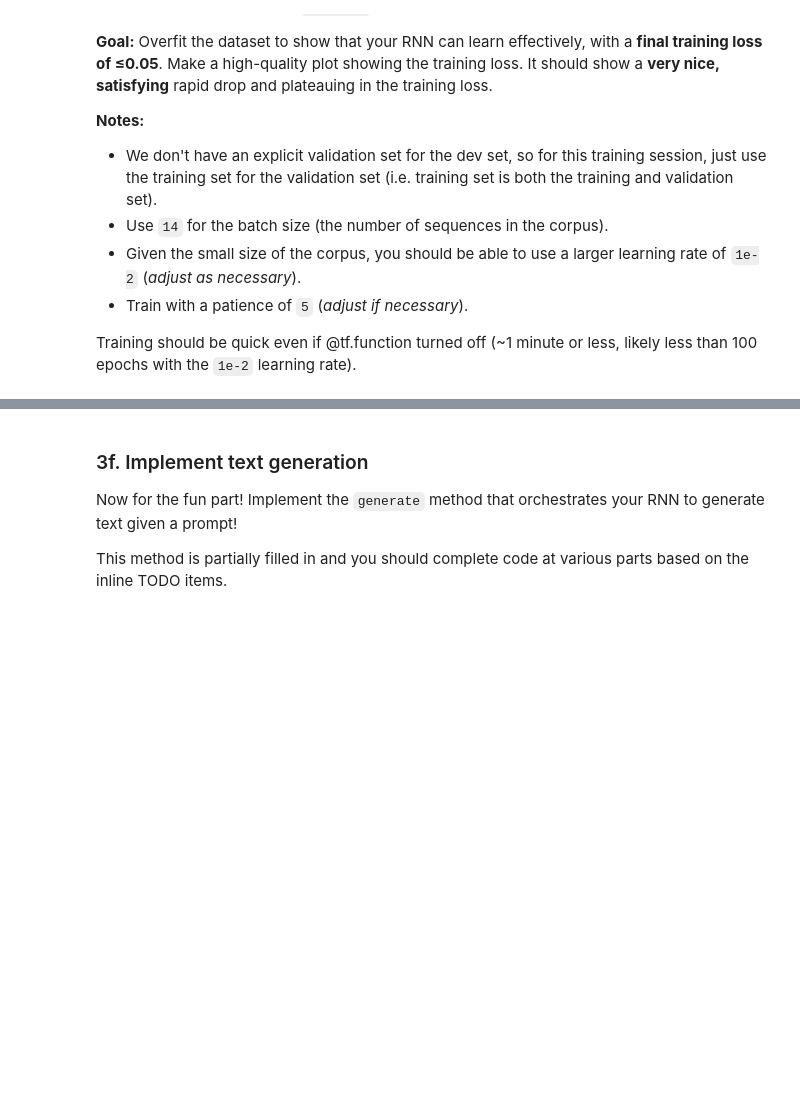
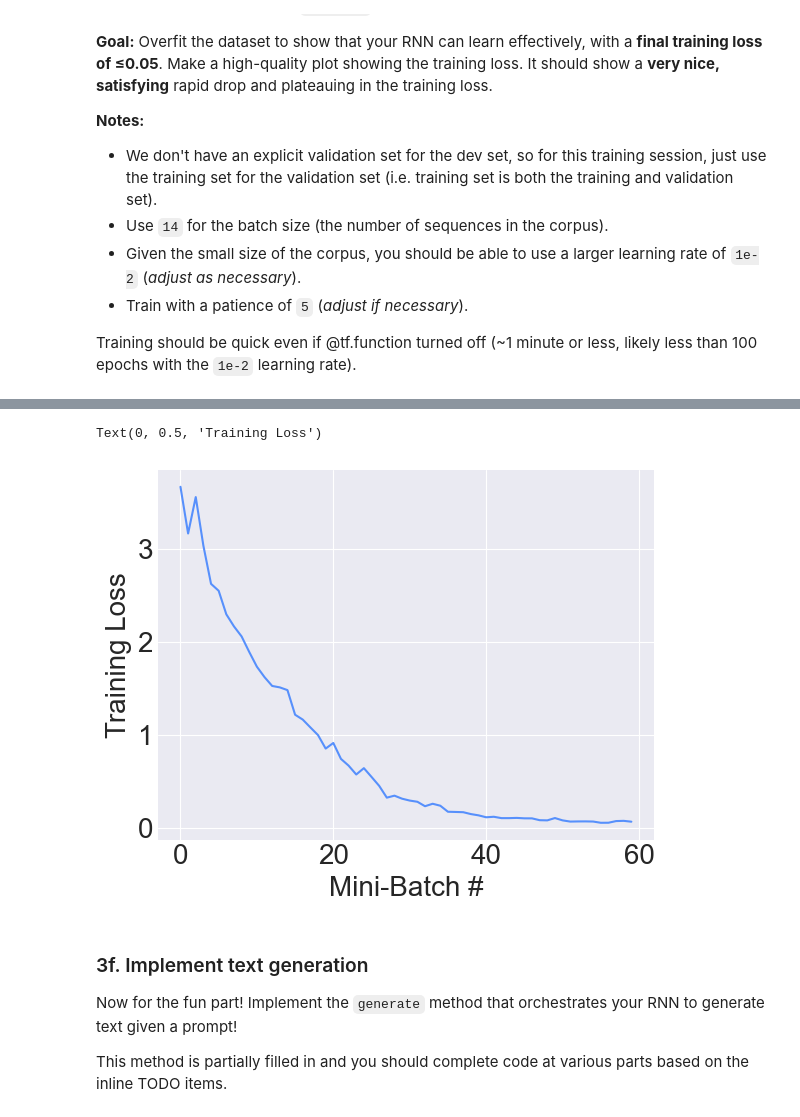
Before and after one commit to sam-atil/CS433_Project_4, a Jupyter notebook: rnn_text_generation.ipynb, the cells around one changed output, grey strips where cells are left out. Drawn from its saved outputs; the diff is of its cells as text; code cells hidden in the pictures; blank space fills up the shorter version.

```diff
--- a/rnn_text_generation.ipynb
+++ b/rnn_text_generation.ipynb
@@ -281,5 +284,13 @@ Training should be quick even if @tf.function turned off (~1 minute or less, lik
 # %%
 tf.keras.backend.clear_session()
 
-# YOUR CODE HERE
+#Default Hyperparameters
+batch_sz = 14
+lr = 1e-2
+patience = 5
+
+#Creating RNN
+pig_rnn = GRU_RNN1(input_feats_shape=(103, len(dev_vocab)), C=len(dev_vocab))
+pig_rnn.compile(loss='temporal_cross_entropy', lr = lr)
+train_loss_hist, val_loss_hist, val_acc_hist, e = pig_rnn.fit(x = dev_seqs_x_int, y = dev_seqs_y_int, x_val = dev_seqs_x_int, y_val = dev_seqs_y_int,batch_size = batch_sz, patience = patience)
 # %% [output]
@@ -287,5 +319,12 @@ WARNING:tensorflow:From c:\Users\user\AppData\Local\Programs\Python\Python313\Li
 # %%
-# Your plot here
+#Plot
+fig, axes = plt.subplots()
+axes.plot(range(len(train_loss_hist)), train_loss_hist, c = "#5790fc", label = "Training")
+axes.set_xlabel("Mini-Batch #")
+axes.set_ylabel("Training Loss")
+# %% [output]
+Text(0, 0.5, 'Training Loss')
+[figure, added]
 # %% [markdown]
 ### 3f. Implement text generation
 
```
Also changed, not shown: parts of 3 cells of this notebook, 1 other file.
